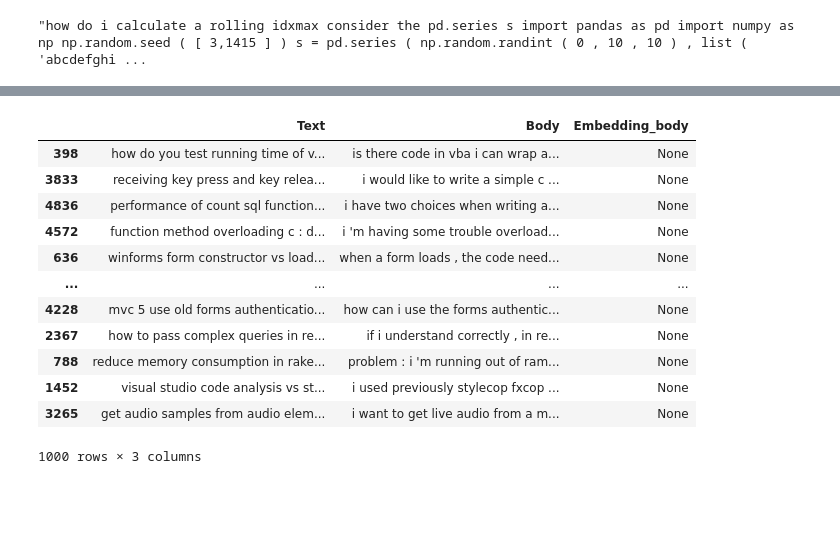
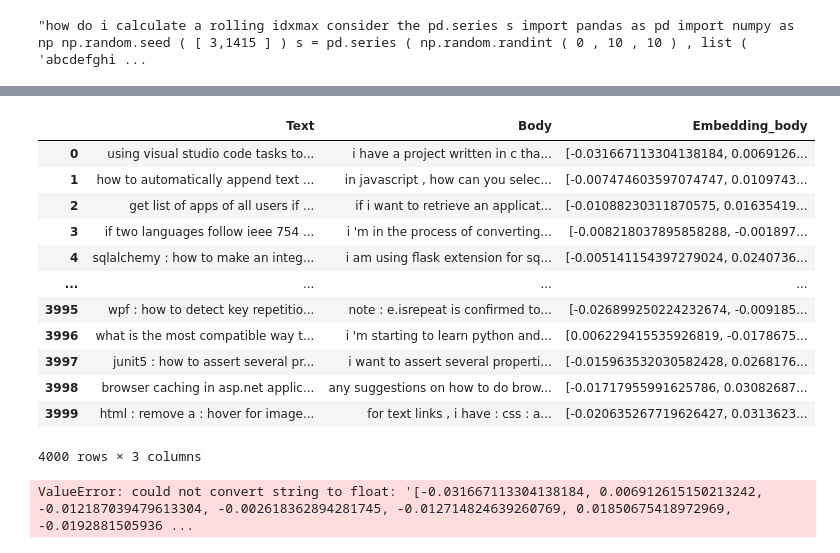
Before and after one commit to ThomasMeb/Anticiper_besoins_des_batiments, a Jupyter notebook: Projet_7/Mebarki_Thomas_2_code_062023.ipynb, the cells around one changed output, grey strips where cells are left out. Cells and saved outputs as stored; diff of their text form; code cells hidden in the pictures; blank space fills up the shorter version.

Commit message:
Test embedding très peu concluant

```diff
--- a/Projet_7/Mebarki_Thomas_2_code_062023.ipynb
+++ b/Projet_7/Mebarki_Thomas_2_code_062023.ipynb
@@ -516,16 +513,0 @@ for i in range(len(X_test_se)):
-# %%
-X_test_se
-# %% [output]
-|  | Text | Body | Embedding_body |
-| 398 | how do you test running time of v... | is there code in vba i can wrap a... | None |
-| 3833 | receiving key press and key relea... | i would like to write a simple c ... | None |
-| 4836 | performance of count sql function... | i have two choices when writing a... | None |
-| 4572 | function method overloading c : d... | i 'm having some trouble overload... | None |
-| 636 | winforms form constructor vs load... | when a form loads , the code need... | None |
-| ... | ... | ... | ... |
-| 4228 | mvc 5 use old forms authenticatio... | how can i use the forms authentic... | None |
-| 2367 | how to pass complex queries in re... | if i understand correctly , in re... | None |
-| 788 | reduce memory consumption in rake... | problem : i 'm running out of ram... | None |
-| 1452 | visual studio code analysis vs st... | i used previously stylecop fxcop ... | None |
-| 3265 | get audio samples from audio elem... | i want to get live audio from a m... | None |
-1000 rows × 3 columns
@@ -531,0 +518,24 @@ X_test_se
+# %%
+#Load X_test_se and X_train_se
+X_test_se = pd.read_csv("X_test_se.csv")
+X_train_se = pd.read_csv("X_train_se.csv")
+# %%
+X_train_se = X_train_se.drop(columns=["Unnamed: 0.1"])
+X_test_se = X_test_se.drop(columns=["Unnamed: 0"])
+X_train_se = X_train_se.drop(columns=["Unnamed: 0"])
+# %%
+X_train_se
+# %% [output]
+|  | Text | Body | Embedding_body |
+| 0 | using visual studio code tasks to... | i have a project written in c tha... | [-0.031667113304138184, 0.0069126... |
+| 1 | how to automatically append text ... | in javascript , how can you selec... | [-0.007474603597074747, 0.0109743... |
+| 2 | get list of apps of all users if ... | if i want to retrieve an applicat... | [-0.01088230311870575, 0.01635419... |
+| 3 | if two languages follow ieee 754 ... | i 'm in the process of converting... | [-0.008218037895858288, -0.001897... |
+| 4 | sqlalchemy : how to make an integ... | i am using flask extension for sq... | [-0.005141154397279024, 0.0240736... |
+| ... | ... | ... | ... |
+| 3995 | wpf : how to detect key repetitio... | note : e.isrepeat is confirmed to... | [-0.026899250224232674, -0.009185... |
+| 3996 | what is the most compatible way t... | i 'm starting to learn python and... | [0.006229415535926819, -0.0178675... |
+| 3997 | junit5 : how to assert several pr... | i want to assert several properti... | [-0.015963532030582428, 0.0268176... |
+| 3998 | browser caching in asp.net applic... | any suggestions on how to do brow... | [-0.01717955991625786, 0.03082687... |
+| 3999 | html : remove a : hover for image... | for text links , i have : css : a... | [-0.020635267719626427, 0.0313623... |
+4000 rows × 3 columns
@@ -531,0 +559,25 @@ X_test_se
+# %%
+from sklearn.ensemble import RandomForestClassifier
+from sklearn.metrics import accuracy_score
+import numpy as np
+
+# Assumons que y_train contient les labels de l'ensemble d'entraînement
+# et que y_test contient les labels de l'ensemble de test.
+
+# Préparer les embeddings
+X_train_embeddings = np.stack(X_train_se['Embedding_body'].values)
+X_test_embeddings = np.stack(X_test_se['Embedding_body'].values)
+
+# Sélectionner un modèle
+model = RandomForestClassifier()
+
+# Entraîner le modèle
+model.fit(X_train_embeddings, y_train_se)
+
+# Faire des prédictions sur l'ensemble de test
+y_pred = model.predict(X_test_embeddings)
+
+# Évaluer le modèle
+jaccard_score(y_test_se, y_pred, average='weighted')
+# %% [output]
+ValueError: could not convert string to float: '[-0.031667113304138184, 0.006912615150213242, -0.012187039479613304, -0.002618362894281745, -0.012714824639260769, 0.01850675418972969, -0.0192881505936 ...
```
Also changed, not shown: parts of 5 cells of this notebook.
